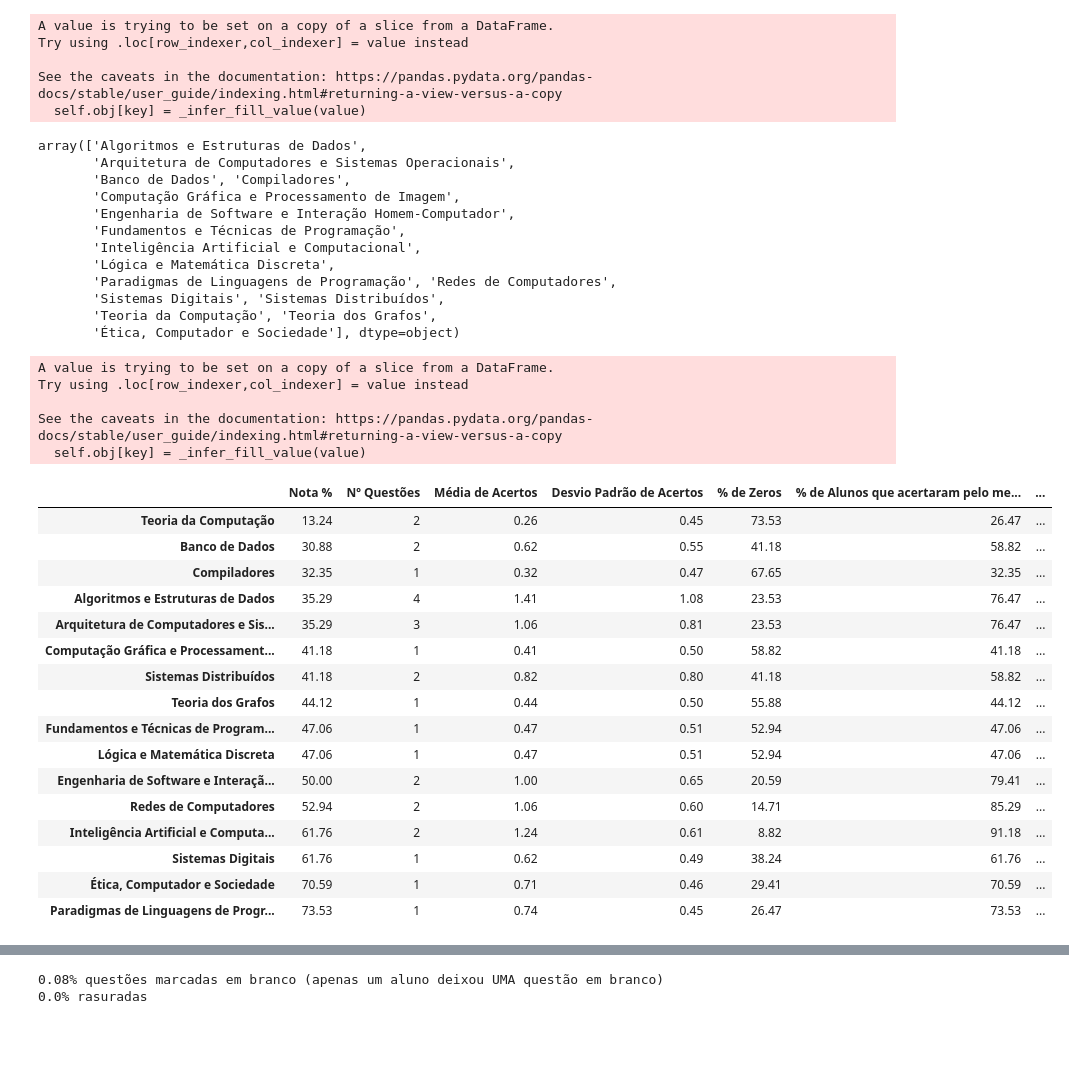
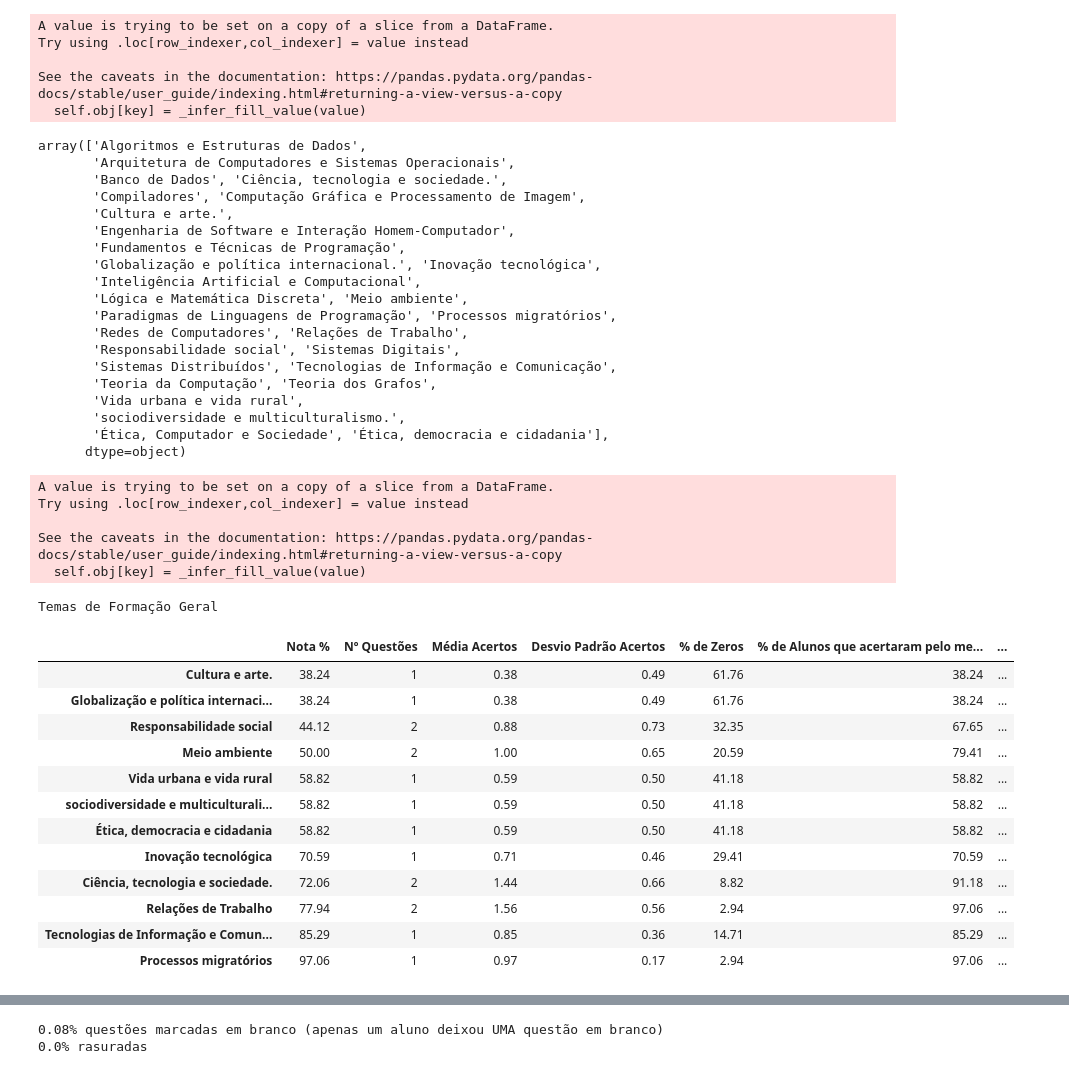
Before and after one commit to renan-cunha/KDD-Enade-Computing, a Jupyter notebook: main.ipynb, the cells around one changed output, grey strips where cells are left out. Saved outputs shown, nothing was run; the diff lists cells and outputs as text; code cells hidden in the pictures; blank space fills up the shorter version.

Commit message:
Include General formation into the analysis

```diff
--- a/main.ipynb
+++ b/main.ipynb
@@ -16,0 +21,2 @@ classificacao_tema = pd.read_csv("data/classificacao_charao.csv")
+# %%
+classificacao_tema = subject_manipulation.add_general_subjects(classificacao_tema)
@@ -65,16 +93,23 @@ subjects
 # %% [output]
 array(['Algoritmos e Estruturas de Dados',
        'Arquitetura de Computadores e Sistemas Operacionais',
-       'Banco de Dados', 'Compiladores',
-       'Computação Gráfica e Processamento de Imagem',
+       'Banco de Dados', 'Ciência, tecnologia e sociedade.',
+       'Compiladores', 'Computação Gráfica e Processamento de Imagem',
+       'Cultura e arte.',
        'Engenharia de Software e Interação Homem-Computador',
        'Fundamentos e Técnicas de Programação',
+       'Globalização e política internacional.', 'Inovação tecnológica',
        'Inteligência Artificial e Computacional',
-       'Lógica e Matemática Discreta',
-       'Paradigmas de Linguagens de Programação', 'Redes de Computadores',
-       'Sistemas Digitais', 'Sistemas Distribuídos',
+       'Lógica e Matemática Discreta', 'Meio ambiente',
+       'Paradigmas de Linguagens de Programação', 'Processos migratórios',
+       'Redes de Computadores', 'Relações de Trabalho',
+       'Responsabilidade social', 'Sistemas Digitais',
+       'Sistemas Distribuídos', 'Tecnologias de Informação e Comunicação',
        'Teoria da Computação', 'Teoria dos Grafos',
-       'Ética, Computador e Sociedade'], dtype=object)
+       'Vida urbana e vida rural',
+       'sociodiversidade e multiculturalismo.',
+       'Ética, Computador e Sociedade', 'Ética, democracia e cidadania'],
+      dtype=object)
 # %%
 # Adiciona novas colunas pra cada tema do exame (Algoritmos, Grafos, etc) e atribui a nota do aluno no tema
 # respectivo
@@ -109,51 +144,57 @@ for subject in subjects:
 
     std_acertos_subject = csv_curso_presentes[f"ACERTOS_OBJ_{subject}"].std()
     std_acertos_by_subject.append(std_acertos_subject)
 
     zero_subject = csv_curso_presentes[f"ACERTOS_OBJ_{subject}"].value_counts()[0] / num_alunos
     column_zero_subject.append(zero_subject)
 
     geq_one_subject = (csv_curso_presentes[f"ACERTOS_OBJ_{subject}"] >= 1).value_counts()[True] / num_alunos
     column_geq_one_subject.append(geq_one_subject)
 
     all_subject = (csv_curso_presentes[f"ACERTOS_OBJ_{subject}"] == num_obj_subject_questions).value_counts()
     if True in all_subject.index:
         column_all_subject.append(all_subject[True] / num_alunos)
     else:
         column_all_subject.append(0)
 
 
 subjects_labels = [f"SCORE_OBJ_{x}" for x in subjects]
 
 mean_by_subject = csv_curso_presentes[subjects_labels].mean().values
 
 data = np.array([mean_by_subject, num_questions]).T
 
 subject_df = pd.DataFrame(data=data, index=subjects,
                           columns=["Nota %", "Nº Questões"])
 subject_df["Nº Questões"] = subject_df["Nº Questões"].astype(int)
-subject_df["Média de Acertos"] = mean_acertos_by_subject
-subject_df["Desvio Padrão de Acertos"] = std_acertos_by_subject
+subject_df["Média Acertos"] = mean_acertos_by_subject
+subject_df["Desvio Padrão Acertos"] = std_acertos_by_subject
 subject_df["% de Zeros"] = np.array(column_zero_subject)*100
-subject_df["% de Alunos que acertaram pelo menos uma vez"] = np.array(column_geq_one_subject)*100
+subject_df["% de Alunos que acertaram pelo menos uma questão"] = np.array(column_geq_one_subject)*100
 subject_df["% de Alunos que acertaram todas"] = np.array(column_all_subject)*100
 
-subject_df.sort_values(by=["Nota %"]).round(2)
+subject_df = subject_df.sort_values(by=["Nota %"]).round(2)
+general_subjects = util.get_subjects(classificacao_tema.loc[classificacao_tema["prova"] == "Geral"])
+specific_subjects = util.get_subjects(classificacao_tema.loc[classificacao_tema["prova"] == "Específica"])
+
+boolean_general_subject = np.isin(subject_df.index.values, general_subjects)
+boolean_specific_subject = np.isin(subject_df.index.values, specific_subjects)
+general_subject_df = subject_df.loc[boolean_general_subject]
+specific_subject_df = subject_df.loc[boolean_specific_subject]
+print("Temas de Formação Geral")
+general_subject_df
 # %% [output]
+Temas de Formação Geral
-|  | Nota % | Nº Questões | Média de Acertos | Desvio Padrão de Acertos | % de Zeros | % de Alunos que acertaram pelo me... | ... |
-| Teoria da Computação | 13.24 | 2 | 0.26 | 0.45 | 73.53 | 26.47 | ... |
-| Banco de Dados | 30.88 | 2 | 0.62 | 0.55 | 41.18 | 58.82 | ... |
-| Compiladores | 32.35 | 1 | 0.32 | 0.47 | 67.65 | 32.35 | ... |
-| Algoritmos e Estruturas de Dados | 35.29 | 4 | 1.41 | 1.08 | 23.53 | 76.47 | ... |
-| Arquitetura de Computadores e Sis... | 35.29 | 3 | 1.06 | 0.81 | 23.53 | 76.47 | ... |
-| Computação Gráfica e Processament... | 41.18 | 1 | 0.41 | 0.50 | 58.82 | 41.18 | ... |
-| Sistemas Distribuídos | 41.18 | 2 | 0.82 | 0.80 | 41.18 | 58.82 | ... |
-| Teoria dos Grafos | 44.12 | 1 | 0.44 | 0.50 | 55.88 | 44.12 | ... |
-| Fundamentos e Técnicas de Program... | 47.06 | 1 | 0.47 | 0.51 | 52.94 | 47.06 | ... |
-| Lógica e Matemática Discreta | 47.06 | 1 | 0.47 | 0.51 | 52.94 | 47.06 | ... |
-| Engenharia de Software e Interaçã... | 50.00 | 2 | 1.00 | 0.65 | 20.59 | 79.41 | ... |
-| Redes de Computadores | 52.94 | 2 | 1.06 | 0.60 | 14.71 | 85.29 | ... |
-| Inteligência Artificial e Computa... | 61.76 | 2 | 1.24 | 0.61 | 8.82 | 91.18 | ... |
-| Sistemas Digitais | 61.76 | 1 | 0.62 | 0.49 | 38.24 | 61.76 | ... |
-| Ética, Computador e Sociedade | 70.59 | 1 | 0.71 | 0.46 | 29.41 | 70.59 | ... |
-| Paradigmas de Linguagens de Progr... | 73.53 | 1 | 0.74 | 0.45 | 26.47 | 73.53 | ... |
+|  | Nota % | Nº Questões | Média Acertos | Desvio Padrão Acertos | % de Zeros | % de Alunos que acertaram pelo me... | ... |
+| Cultura e arte. | 38.24 | 1 | 0.38 | 0.49 | 61.76 | 38.24 | ... |
+| Globalização e política internaci... | 38.24 | 1 | 0.38 | 0.49 | 61.76 | 38.24 | ... |
+| Responsabilidade social | 44.12 | 2 | 0.88 | 0.73 | 32.35 | 67.65 | ... |
+| Meio ambiente | 50.00 | 2 | 1.00 | 0.65 | 20.59 | 79.41 | ... |
+| Vida urbana e vida rural | 58.82 | 1 | 0.59 | 0.50 | 41.18 | 58.82 | ... |
+| sociodiversidade e multiculturali... | 58.82 | 1 | 0.59 | 0.50 | 41.18 | 58.82 | ... |
+| Ética, democracia e cidadania | 58.82 | 1 | 0.59 | 0.50 | 41.18 | 58.82 | ... |
+| Inovação tecnológica | 70.59 | 1 | 0.71 | 0.46 | 29.41 | 70.59 | ... |
+| Ciência, tecnologia e sociedade. | 72.06 | 2 | 1.44 | 0.66 | 8.82 | 91.18 | ... |
+| Relações de Trabalho | 77.94 | 2 | 1.56 | 0.56 | 2.94 | 97.06 | ... |
+| Tecnologias de Informação e Comun... | 85.29 | 1 | 0.85 | 0.36 | 14.71 | 85.29 | ... |
+| Processos migratórios | 97.06 | 1 | 0.97 | 0.17 | 2.94 | 97.06 | ... |
```
Also changed, not shown: parts of 6 cells of this notebook, 1 other file.
